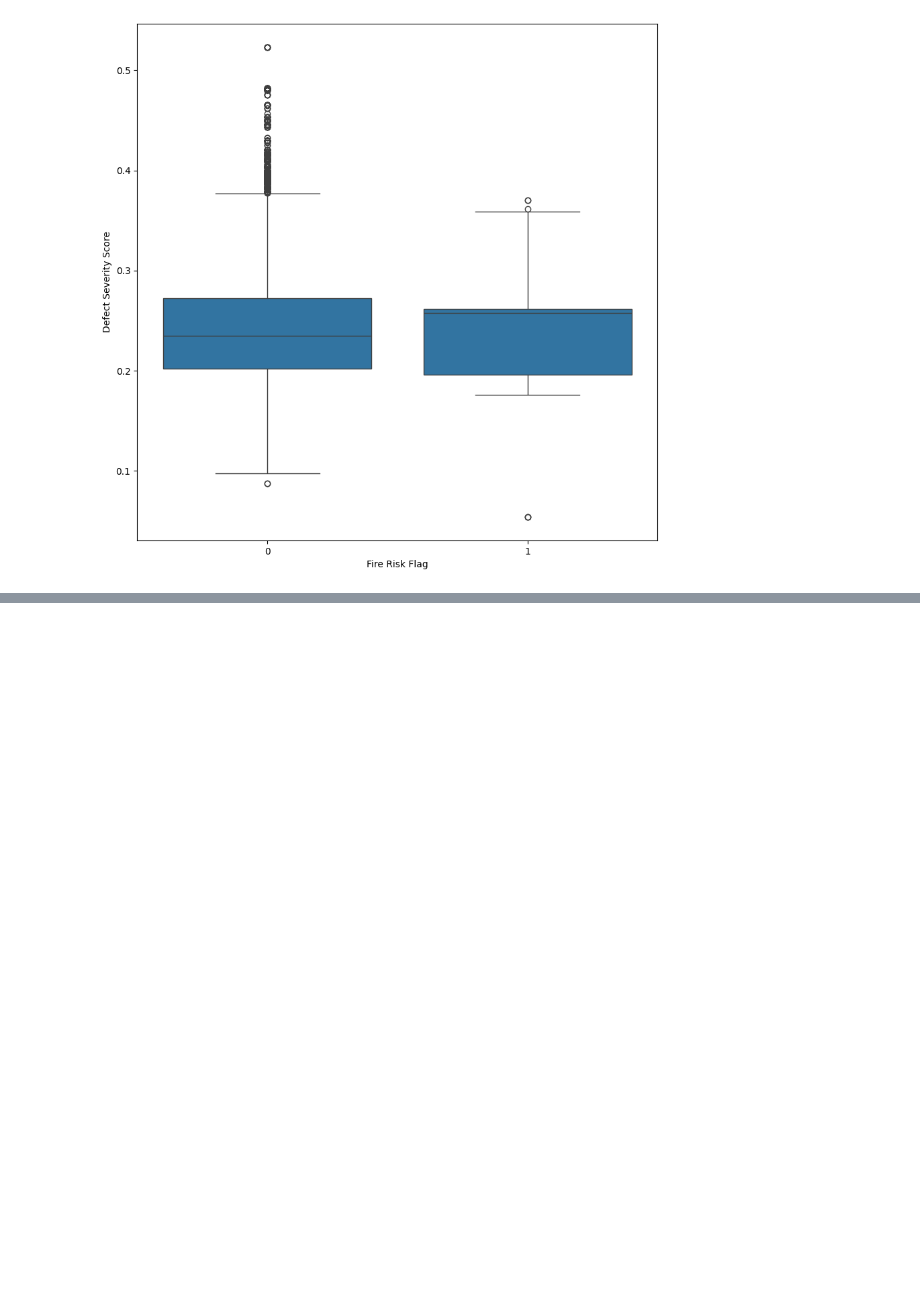
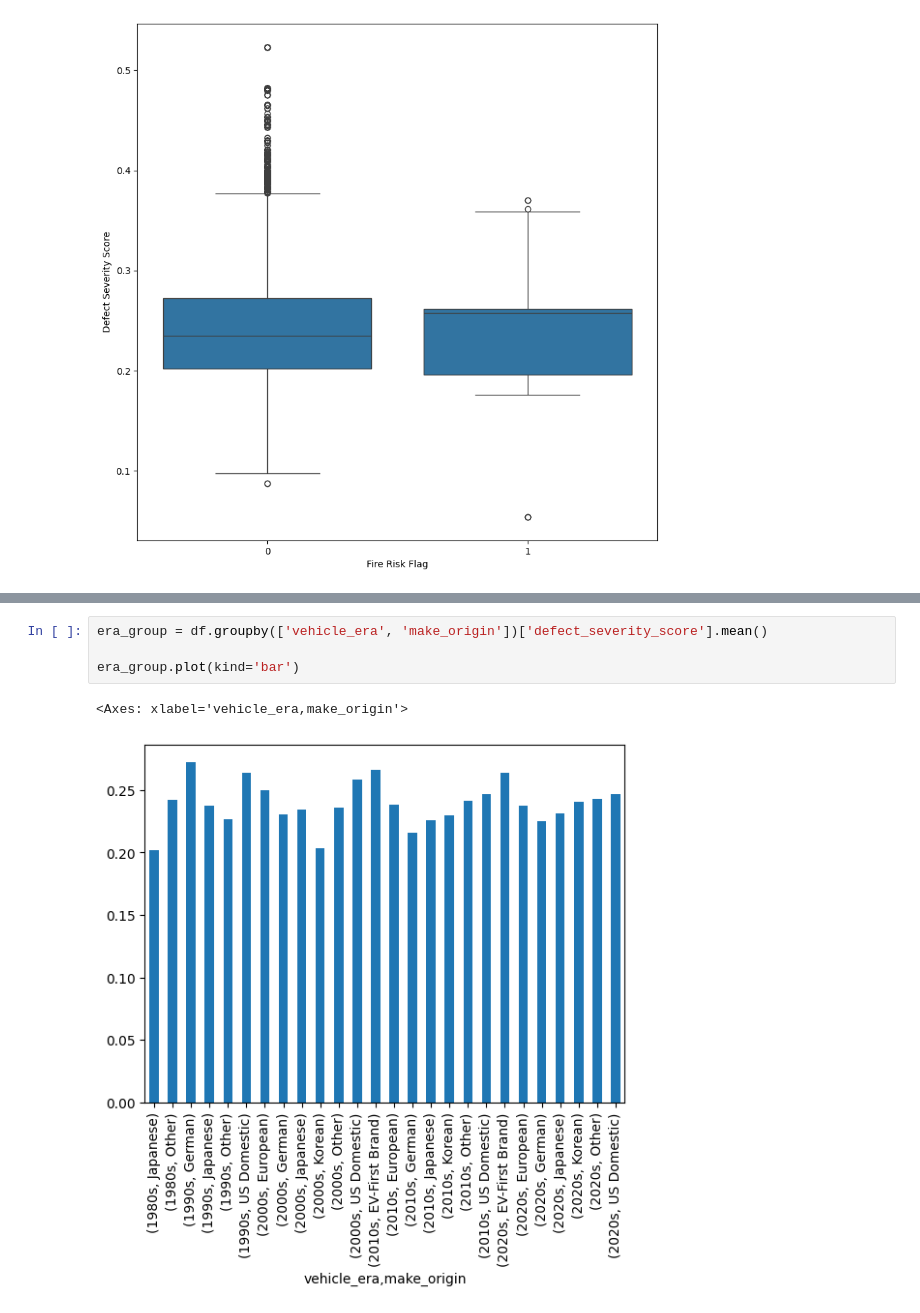
Before and after one commit to djmans630/DSC148_Project, a Jupyter notebook: DSC148_Final_Project_Dayoung.ipynb, the cells around one changed output, grey strips where cells are left out. Drawn from its saved outputs; the diff is of its cells as text; blank space fills up the shorter version.

```diff
--- a/DSC148_Final_Project_Dayoung.ipynb
+++ b/DSC148_Final_Project_Dayoung.ipynb
@@ -271,0 +415,7 @@ plt.show()
+# %%
+era_group = df.groupby(['vehicle_era', 'make_origin'])['defect_severity_score'].mean()
+
+era_group.plot(kind='bar')
+# %% [output]
+<Axes: xlabel='vehicle_era,make_origin'>
+[figure, added]
```
Also changed, not shown: parts of 12 cells of this notebook.
